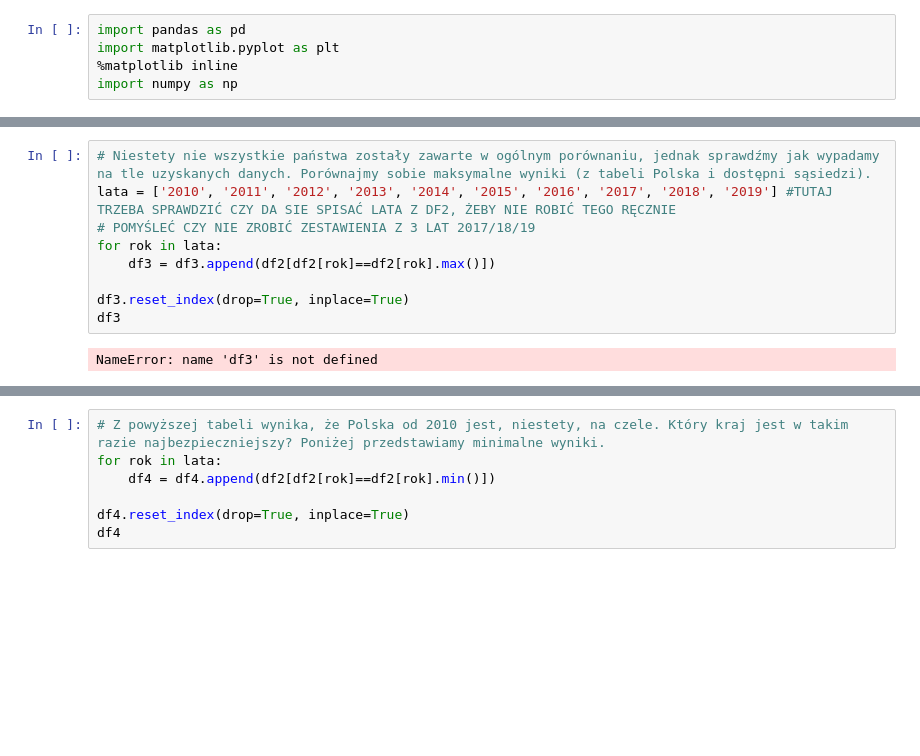
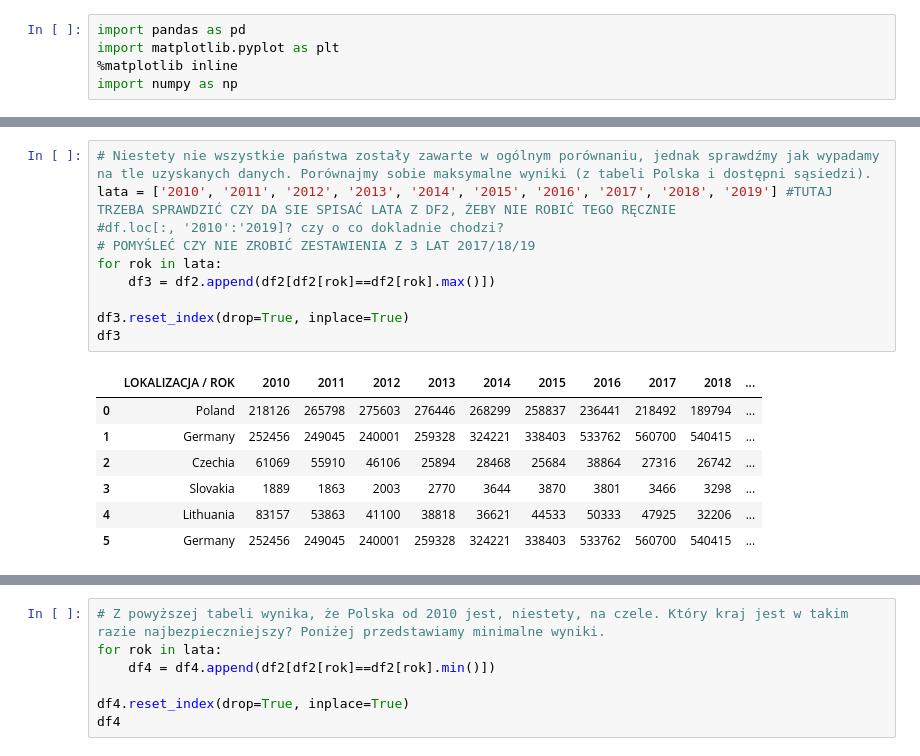
Before and after one commit to jkrotoszynska/python, a Jupyter notebook: zaliczenie.ipynb, the cells around one changed output, grey strips where cells are left out. Cells and saved outputs as stored; diff of their text form; blank space fills up the shorter version.

```diff
--- a/zaliczenie.ipynb
+++ b/zaliczenie.ipynb
@@ -86,14 +130,21 @@ df2
 # %%
 # Niestety nie wszystkie państwa zostały zawarte w ogólnym porównaniu, jednak sprawdźmy jak wypadamy na tle uzyskanych danych. Porównajmy sobie maksymalne wyniki (z tabeli Polska i dostępni sąsiedzi).
 lata = ['2010', '2011', '2012', '2013', '2014', '2015', '2016', '2017', '2018', '2019'] #TUTAJ TRZEBA SPRAWDZIĆ CZY DA SIE SPISAĆ LATA Z DF2, ŻEBY NIE ROBIĆ TEGO RĘCZNIE
+#df.loc[:, '2010':'2019]? czy o co dokladnie chodzi?
 # POMYŚLEĆ CZY NIE ZROBIĆ ZESTAWIENIA Z 3 LAT 2017/18/19
 for rok in lata:
-    df3 = df3.append(df2[df2[rok]==df2[rok].max()])
+    df3 = df2.append(df2[df2[rok]==df2[rok].max()])
 
 df3.reset_index(drop=True, inplace=True)
 df3
 # %% [output]
-NameError: name 'df3' is not defined
+|  | LOKALIZACJA / ROK | 2010 | 2011 | 2012 | 2013 | 2014 | 2015 | 2016 | 2017 | 2018 | ... |
+| 0 | Poland | 218126 | 265798 | 275603 | 276446 | 268299 | 258837 | 236441 | 218492 | 189794 | ... |
+| 1 | Germany | 252456 | 249045 | 240001 | 259328 | 324221 | 338403 | 533762 | 560700 | 540415 | ... |
+| 2 | Czechia | 61069 | 55910 | 46106 | 25894 | 28468 | 25684 | 38864 | 27316 | 26742 | ... |
+| 3 | Slovakia | 1889 | 1863 | 2003 | 2770 | 3644 | 3870 | 3801 | 3466 | 3298 | ... |
+| 4 | Lithuania | 83157 | 53863 | 41100 | 38818 | 36621 | 44533 | 50333 | 47925 | 32206 | ... |
+| 5 | Germany | 252456 | 249045 | 240001 | 259328 | 324221 | 338403 | 533762 | 560700 | 540415 | ... |
 # %%
 # Aby wynik był bardziej przejrzysty, oraz aby zaprezentować jak rozkładało się to na przestrzeni lat, poniżej wyświetlimy wykres
 
```
Also changed, not shown: parts of 11 cells of this notebook, 1 other file.
